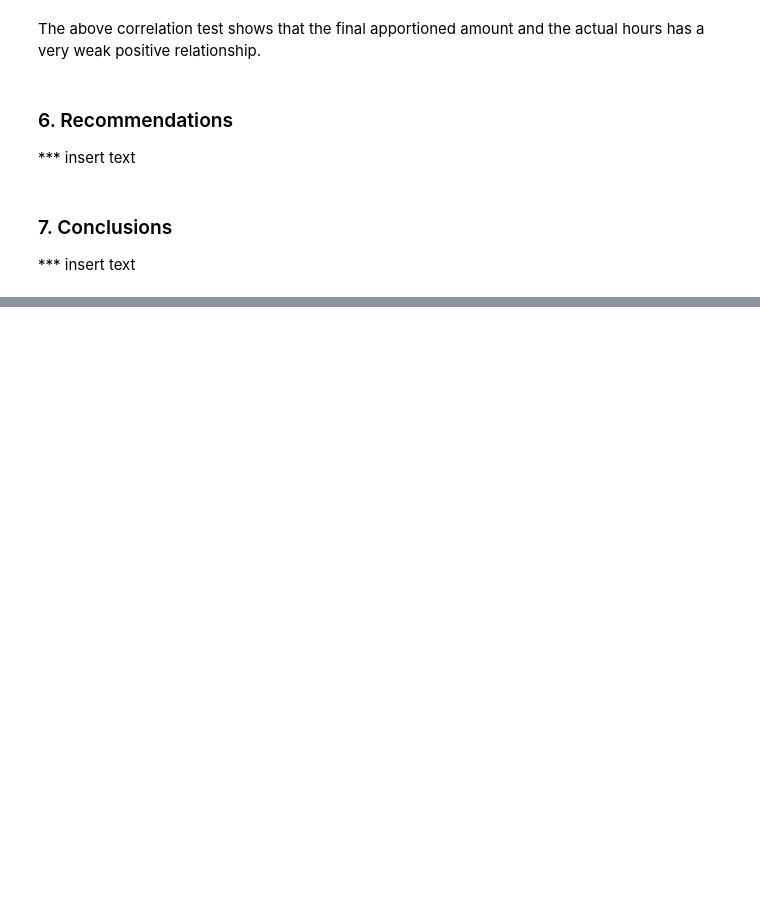
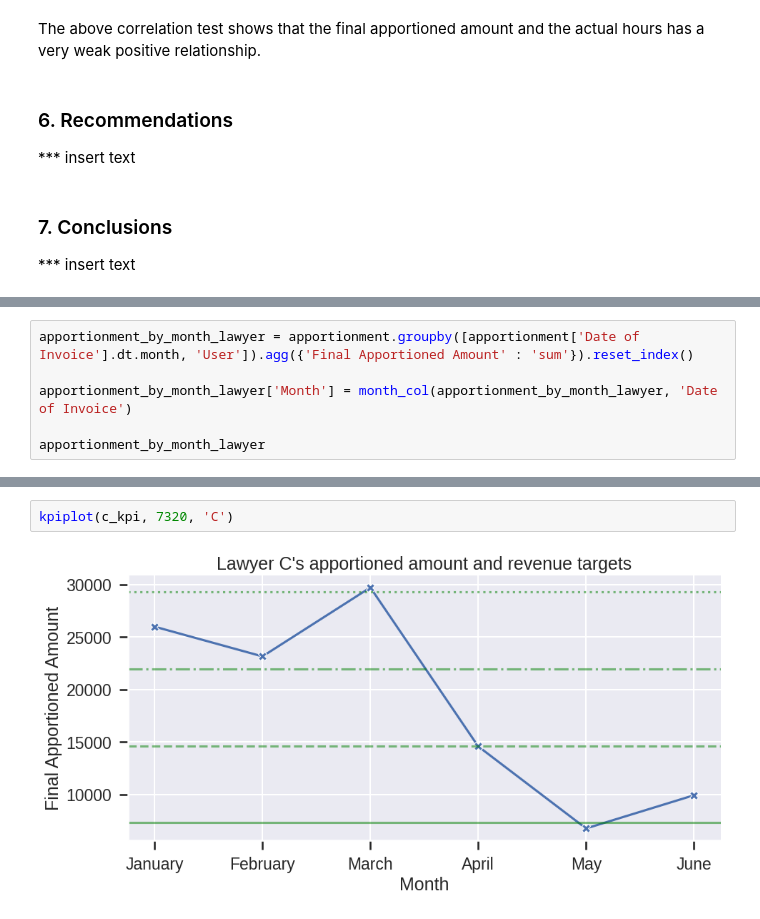
Before and after one commit to snek5/4gia-datachallenge, a Jupyter notebook: 4_gia.ipynb, the cells around one changed output, grey strips where cells are left out. Drawn from its saved outputs; the diff is of its cells as text; blank space fills up the shorter version.

```diff
--- a/4_gia.ipynb
+++ b/4_gia.ipynb
@@ -550,0 +437,6 @@ Percentage unpaid apportionment: 52.22929823023066%
+# %%
+apportionment_by_month_lawyer = apportionment.groupby([apportionment['Date of Invoice'].dt.month, 'User']).agg({'Final Apportioned Amount' : 'sum'}).reset_index()
+
+apportionment_by_month_lawyer['Month'] = month_col(apportionment_by_month_lawyer, 'Date of Invoice')
+
+apportionment_by_month_lawyer
@@ -550,0 +590,4 @@ Percentage unpaid apportionment: 52.22929823023066%
+# %%
+kpiplot(c_kpi, 7320, 'C')
+# %% [output]
+[figure, added]
```
Also changed, not shown: parts of 33 cells of this notebook, 1 other file.
